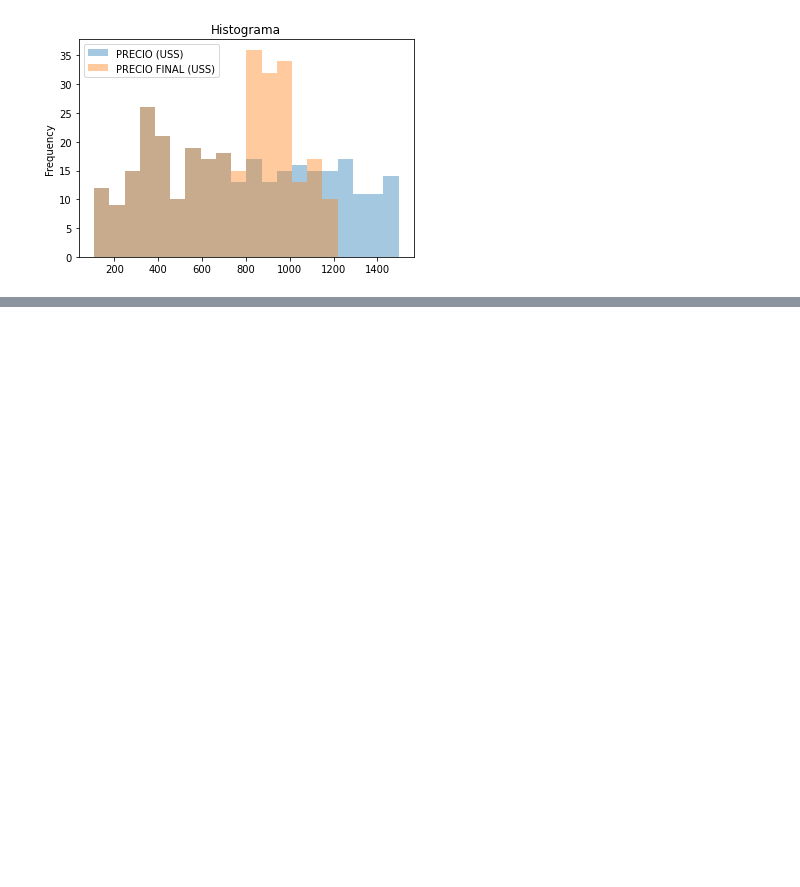
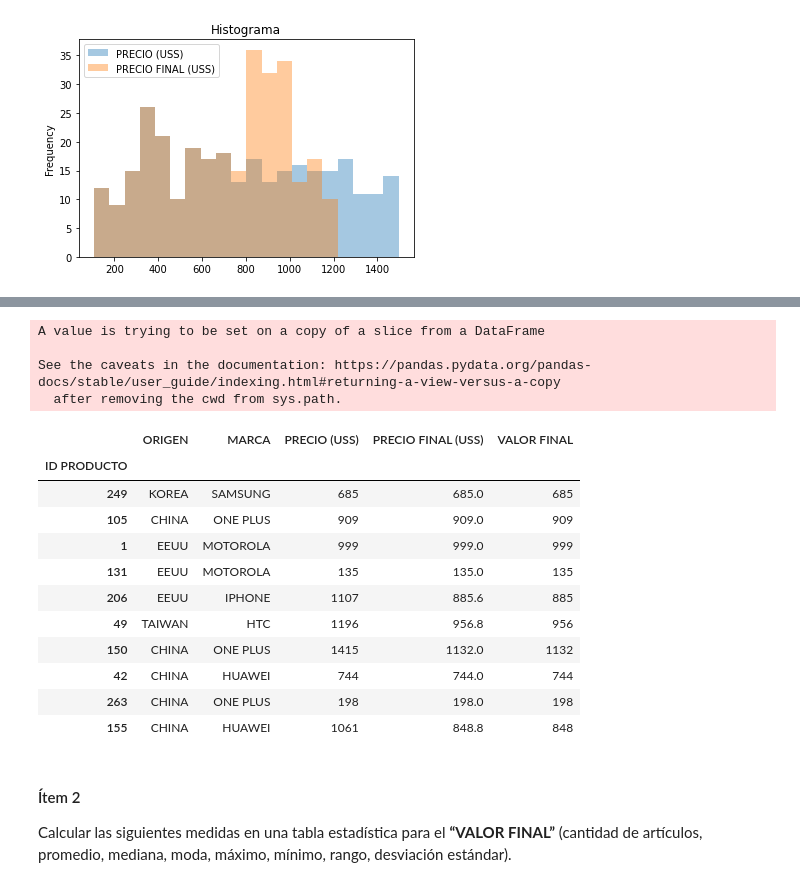
Before and after one commit to pyefiuna/Laboratorio, a Jupyter notebook: notebooks/1_Estadística_Descriptiva.ipynb, the cells around one changed output, grey strips where cells are left out. Cells and saved outputs as stored; diff of their text form; code cells hidden in the pictures; blank space fills up the shorter version.

```diff
--- a/notebooks/1_Estadística_Descriptiva.ipynb
+++ b/notebooks/1_Estadística_Descriptiva.ipynb
@@ -176,0 +188,28 @@ smartphones.plot.hist(alpha = 0.40, # transparencia
+# %%
+smartphones['VALOR FINAL'] = smartphones['PRECIO (USS)'] # se mantiene el precio
+''' a continuación, se cambian los valores de solo aquellos precious que originalmente son mayores
+que 1000, por lo que se imprimirá un warning que puede ser ignorado'''
+smartphones['VALOR FINAL'][smartphones['PRECIO (USS)'] > 1000 ] = smartphones['PRECIO (USS)']*(1-0.20)
+smartphones['VALOR FINAL'] = smartphones['VALOR FINAL'].astype(int) # se convierte a entero
+smartphones.sample(10)
+# %% [output]
+A value is trying to be set on a copy of a slice from a DataFrame
+
+See the caveats in the documentation: https://pandas.pydata.org/pandas-docs/stable/user_guide/indexing.html#returning-a-view-versus-a-copy
+  after removing the cwd from sys.path.
+|  | ORIGEN | MARCA | PRECIO (USS) | PRECIO FINAL (USS) | VALOR FINAL |
+| ID PRODUCTO |  |  |  |  |  |
+| 249 | KOREA | SAMSUNG | 685 | 685.0 | 685 |
+| 105 | CHINA | ONE PLUS | 909 | 909.0 | 909 |
+| 1 | EEUU | MOTOROLA | 999 | 999.0 | 999 |
+| 131 | EEUU | MOTOROLA | 135 | 135.0 | 135 |
+| 206 | EEUU | IPHONE | 1107 | 885.6 | 885 |
+| 49 | TAIWAN | HTC | 1196 | 956.8 | 956 |
+| 150 | CHINA | ONE PLUS | 1415 | 1132.0 | 1132 |
+| 42 | CHINA | HUAWEI | 744 | 744.0 | 744 |
+| 263 | CHINA | ONE PLUS | 198 | 198.0 | 198 |
+| 155 | CHINA | HUAWEI | 1061 | 848.8 | 848 |
+# %% [markdown]
+#### Ítem 2
+
+Calcular las siguientes medidas en una tabla estadística para el **“VALOR FINAL”** (cantidad de artículos, promedio, mediana, moda, máximo, mínimo, rango, desviación estándar).
```
Also changed, not shown: parts of 15 cells of this notebook.
